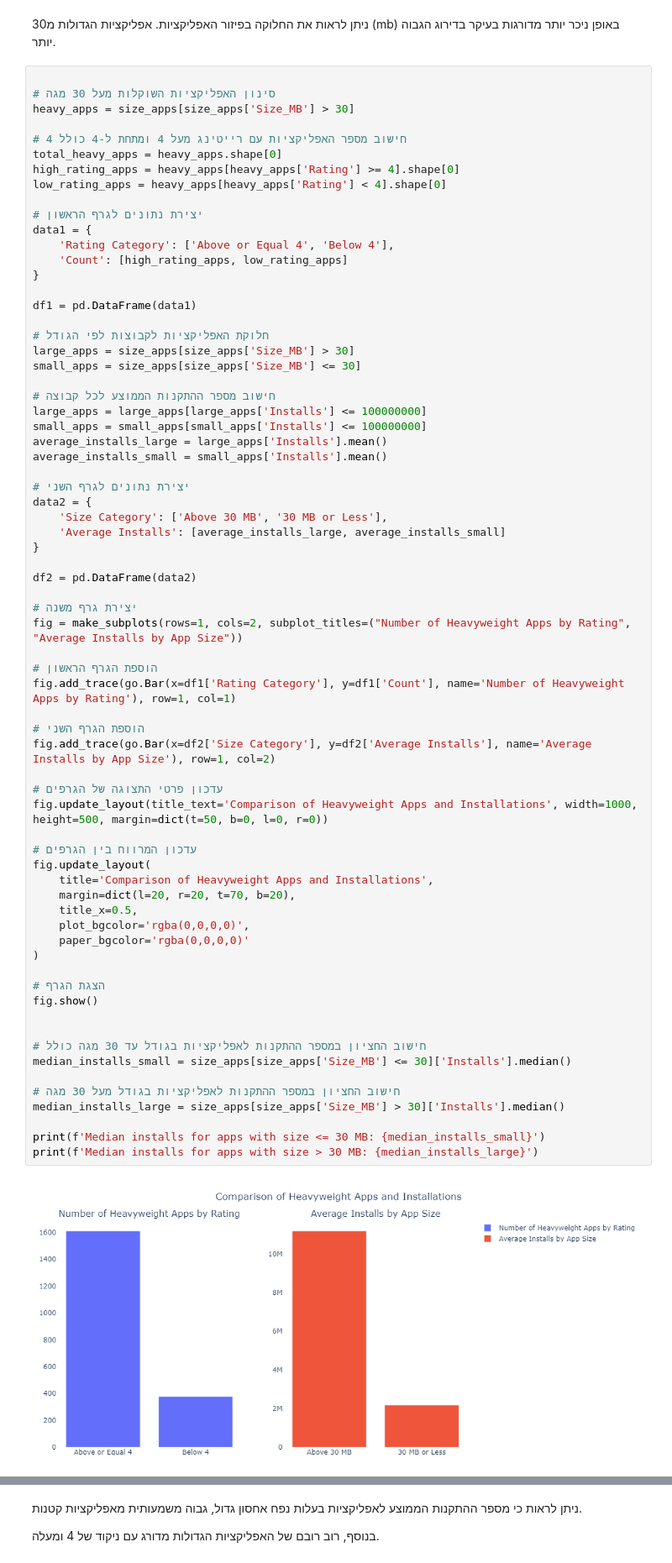
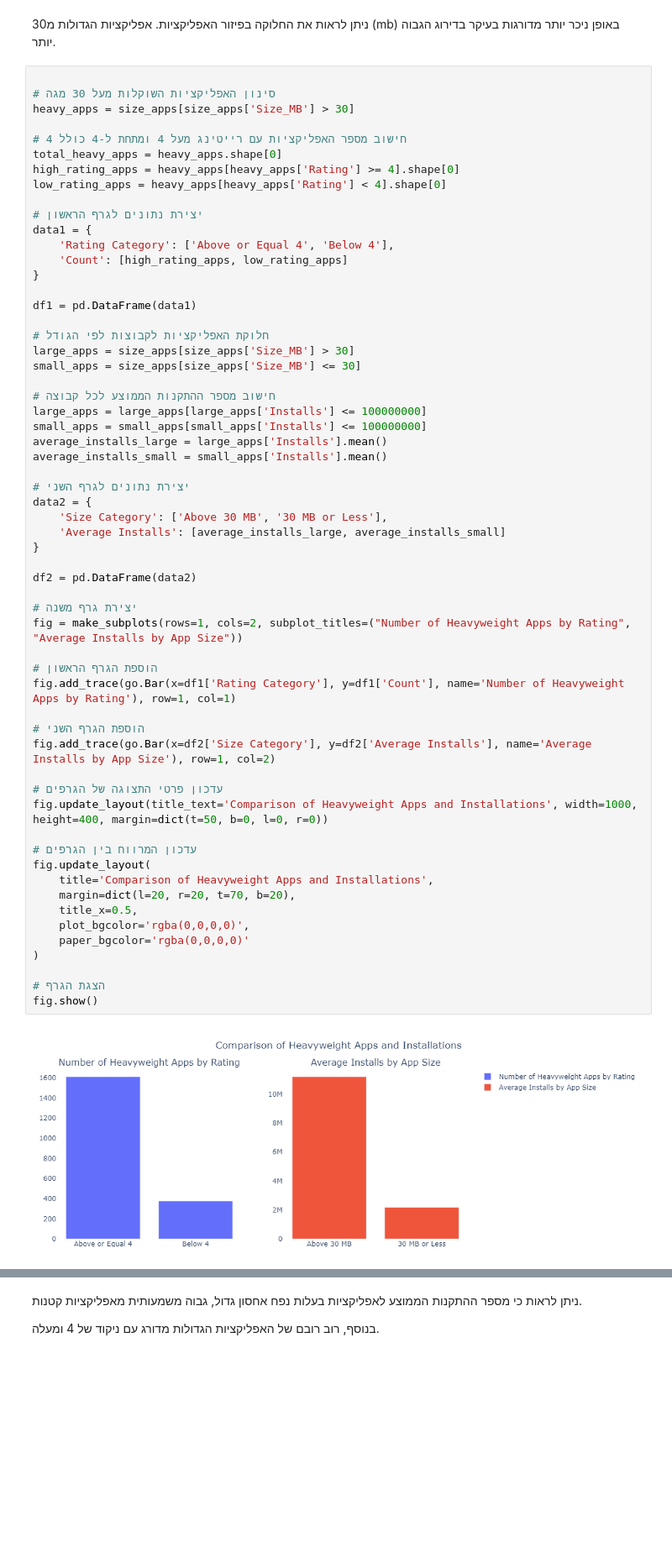
Before and after one commit to Yairvedaniel/project1, a Jupyter notebook: googleplaystoreproject_02.ipynb, the cells around one changed output, grey strips where cells are left out. Shown at 84% size. Cells and saved outputs as stored; diff of their text form; blank space fills up the shorter version.

```diff
--- a/googleplaystoreproject_02.ipynb
+++ b/googleplaystoreproject_02.ipynb
@@ -530,42 +527,32 @@ average_installs_small = small_apps['Installs'].mean()
 data2 = {
     'Size Category': ['Above 30 MB', '30 MB or Less'],
     'Average Installs': [average_installs_large, average_installs_small]
 }
 
 df2 = pd.DataFrame(data2)
 
 # יצירת גרף משנה
 fig = make_subplots(rows=1, cols=2, subplot_titles=("Number of Heavyweight Apps by Rating", "Average Installs by App Size"))
 
 # הוספת הגרף הראשון
 fig.add_trace(go.Bar(x=df1['Rating Category'], y=df1['Count'], name='Number of Heavyweight Apps by Rating'), row=1, col=1)
 
 # הוספת הגרף השני
 fig.add_trace(go.Bar(x=df2['Size Category'], y=df2['Average Installs'], name='Average Installs by App Size'), row=1, col=2)
 
 # עדכון פרטי התצוגה של הגרפים
-fig.update_layout(title_text='Comparison of Heavyweight Apps and Installations', width=1000, height=500, margin=dict(t=50, b=0, l=0, r=0))
+fig.update_layout(title_text='Comparison of Heavyweight Apps and Installations', width=1000, height=400, margin=dict(t=50, b=0, l=0, r=0))
 
 # עדכון המרווח בין הגרפים
 fig.update_layout(
     title='Comparison of Heavyweight Apps and Installations',
     margin=dict(l=20, r=20, t=70, b=20),
     title_x=0.5,
     plot_bgcolor='rgba(0,0,0,0)',
     paper_bgcolor='rgba(0,0,0,0)'
 )
 
 # הצגת הגרף
 fig.show()
-
-
-# חישוב החציון במספר ההתקנות לאפליקציות בגודל עד 30 מגה כולל
-median_installs_small = size_apps[size_apps['Size_MB'] <= 30]['Installs'].median()
-
-# חישוב החציון במספר ההתקנות לאפליקציות בגודל מעל 30 מגה
-median_installs_large = size_apps[size_apps['Size_MB'] > 30]['Installs'].median()
-
-print(f'Median installs for apps with size <= 30 MB: {median_installs_small}')
-print(f'Median installs for apps with size > 30 MB: {median_installs_large}')
 # %% [output]
-[figure, old version]
+[figure, new version]
```
Also changed, not shown: parts of 10 cells of this notebook.
